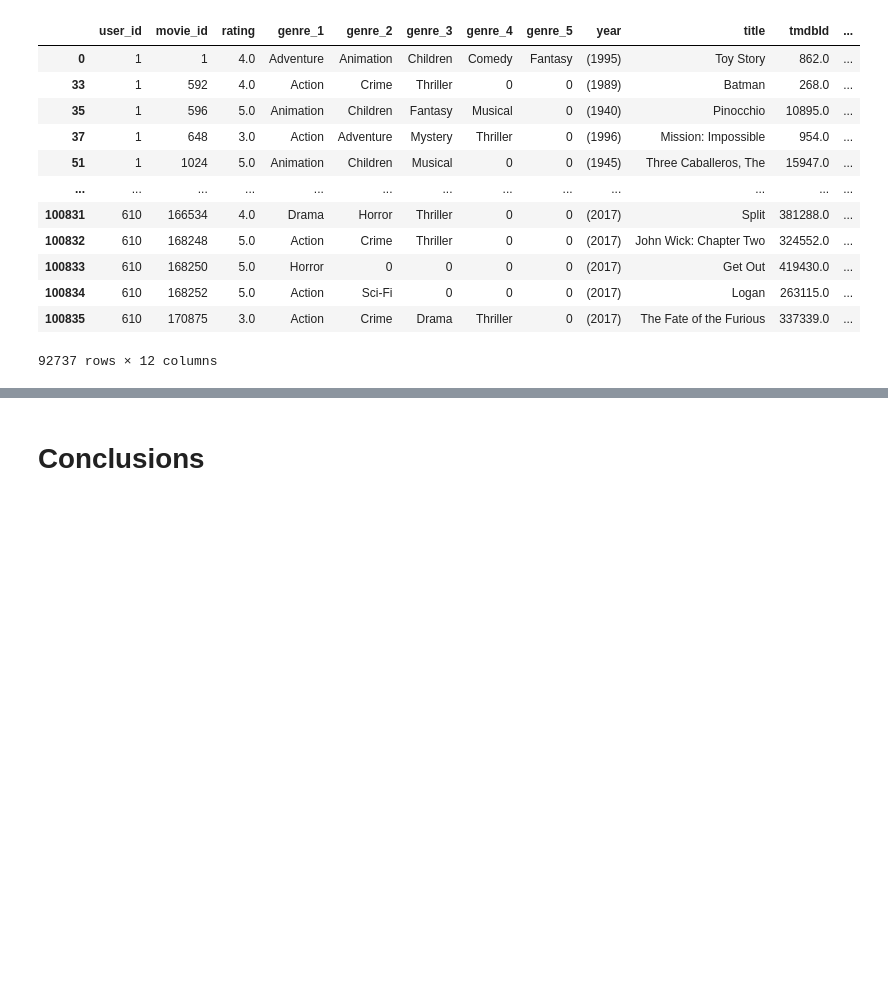
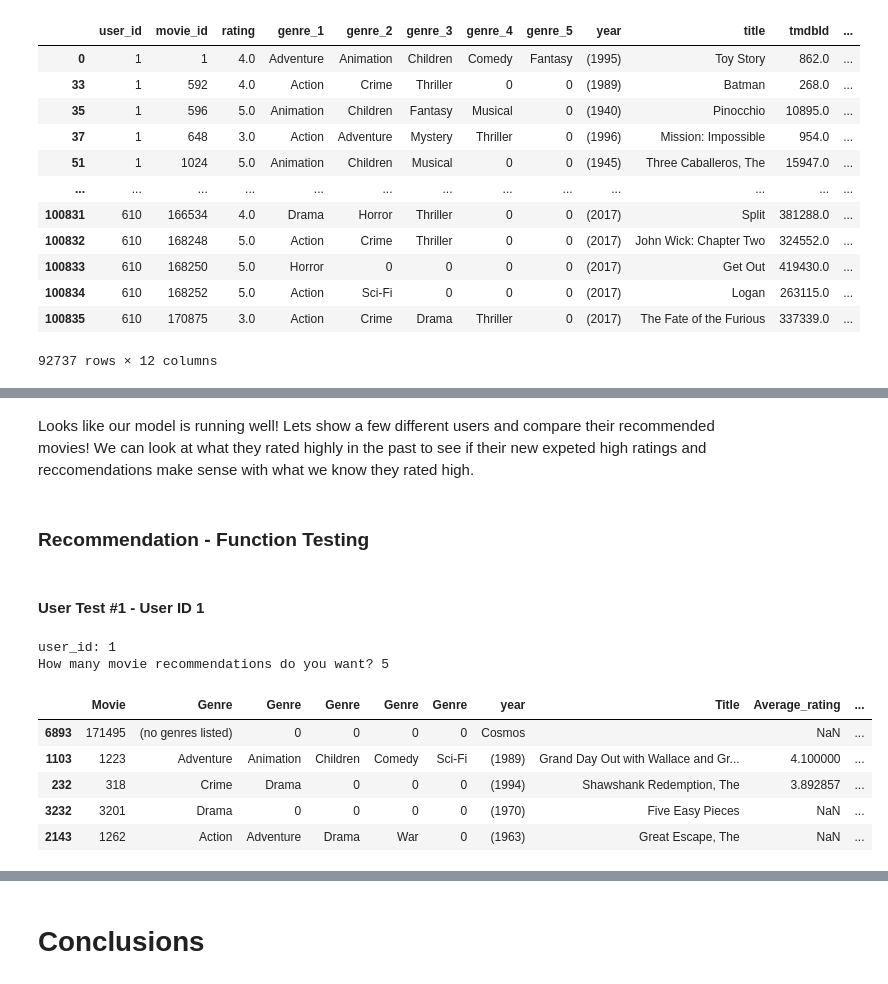
Before and after one commit to stephcia/movie-recommendation-system, a Jupyter notebook: stephanie_cleaning_2.ipynb, the cells around one changed output, grey strips where cells are left out. Drawn from its saved outputs; the diff is of its cells as text; code cells hidden in the pictures; blank space fills up the shorter version.

```diff
--- a/stephanie_cleaning_2.ipynb
+++ b/stephanie_cleaning_2.ipynb
@@ -1090,0 +1182,18 @@ movie_df.loc[movie_df['Average_rating'].isna()]
+# %% [markdown]
+Looks like our model is running well! Lets show a few different users and compare their recommended movies! We can look at what they rated highly in the past to see if their new expeted high ratings and reccomendations make sense with what we know they rated high.
+# %% [markdown]
+### Recommendation - Function Testing
+# %% [markdown]
+#### User Test #1 - User ID 1
+# %%
+#user ID 1
+ind_recommend_movies()
+# %% [output]
+user_id: 1
+How many movie recommendations do you want? 5
+|  | Movie | Genre | Genre | Genre | Genre | Genre | year | Title | Average_rating | ... |
+| 6893 | 171495 | (no genres listed) | 0 | 0 | 0 | 0 | Cosmos |  | NaN | ... |
+| 1103 | 1223 | Adventure | Animation | Children | Comedy | Sci-Fi | (1989) | Grand Day Out with Wallace and Gr... | 4.100000 | ... |
+| 232 | 318 | Crime | Drama | 0 | 0 | 0 | (1994) | Shawshank Redemption, The | 3.892857 | ... |
+| 3232 | 3201 | Drama | 0 | 0 | 0 | 0 | (1970) | Five Easy Pieces | NaN | ... |
+| 2143 | 1262 | Action | Adventure | Drama | War | 0 | (1963) | Great Escape, The | NaN | ... |
```
Also changed, not shown: parts of 16 cells of this notebook.
